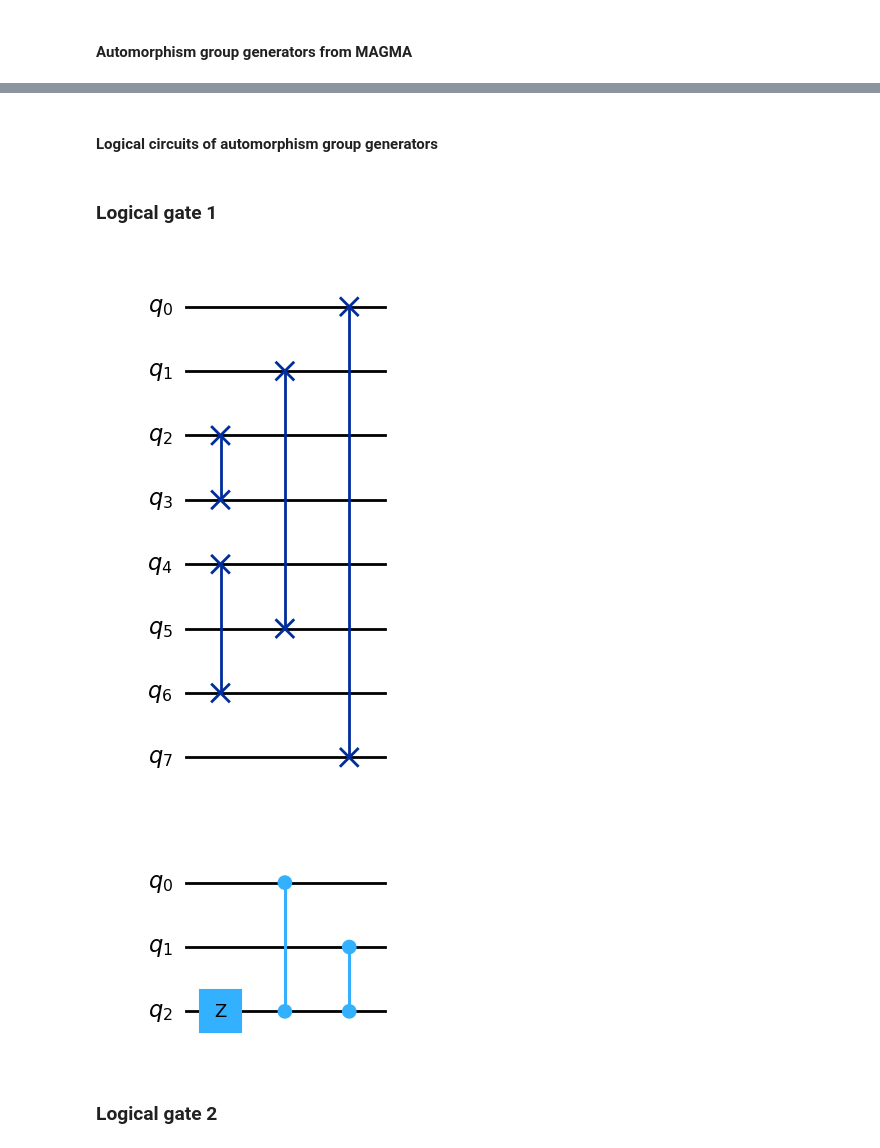
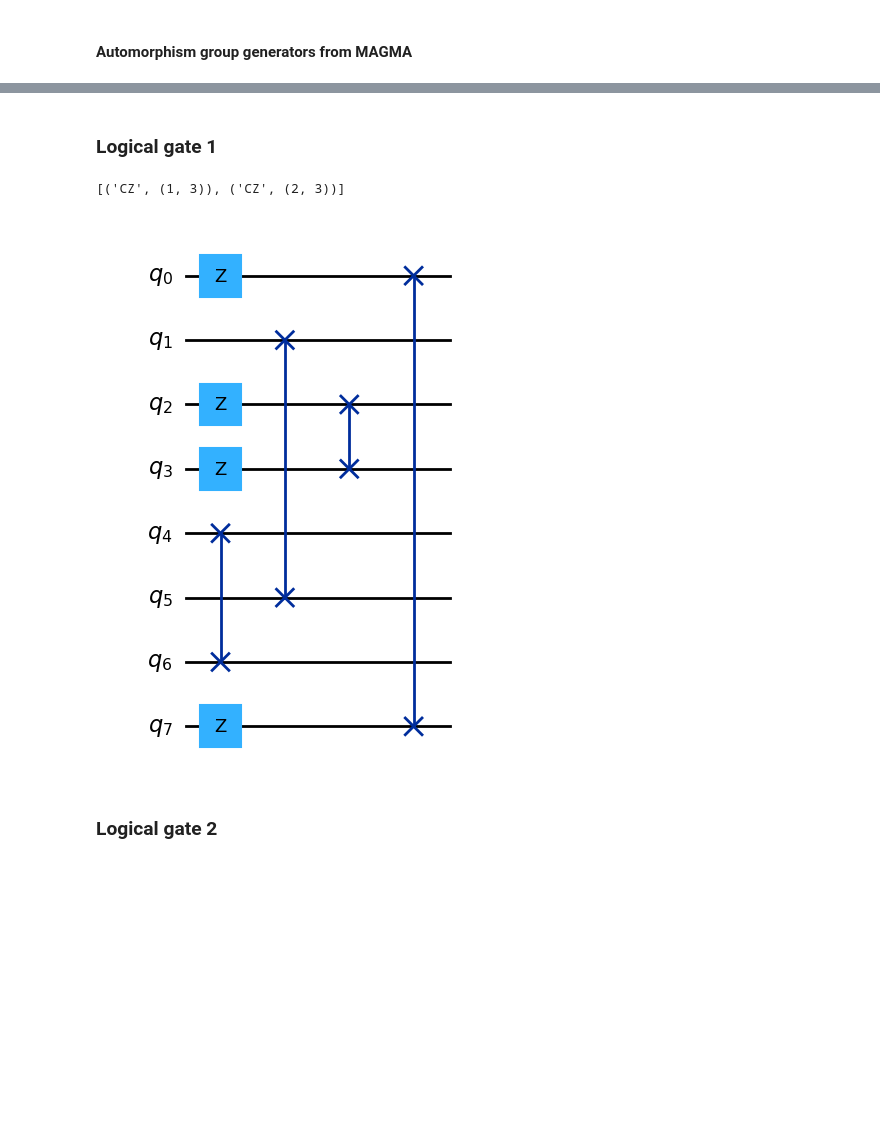
Before and after one commit to hsayginel/autqec, a Jupyter notebook: examples/codes_from_codetables.ipynb, the cells around one changed output, grey strips where cells are left out. Saved outputs shown, nothing was run; the diff lists cells and outputs as text; code cells hidden in the pictures; blank space fills up the shorter version.

```diff
--- a/examples/codes_from_codetables.ipynb
+++ b/examples/codes_from_codetables.ipynb
@@ -33,10 +36,8 @@ with open(filename, 'rb') as f:
 # %%
 auts = code_auts_dict['auts']
-physical_circuits = []
+circuits = []
 for num, aut in enumerate(auts):
-    #print('Aut Gen',num)
-    phys_act = physical_circ_of_aut(H_symp,aut)
-    phys_circ = phys_act.circ_w_pauli_correction()
-    physical_circuits.append(phys_circ)
+    phys_act = circ_from_aut(H_symp,aut)
+    phys_circ, _ = phys_act.circ()
+    circ = logical_circ_and_pauli_correct(H_symp,phys_circ).run()
+    circuits.append(circ)
-# %% [markdown]
-#### Logical circuits of automorphism group generators
@@ -51,16 +44,13 @@ for num, aut in enumerate(auts):
 # %% [markdown]
 ### Logical gate 1
-# %%
-# physical circuit
-qc = construct_circuit(physical_circuits[0], n)
-qc.draw(output='mpl')
-# %% [output]
-[figure, removed]
-# %%
-# logical circuit
-qc = construct_circuit(logical_circuits[0], k)
-qc.draw(output='mpl')
-# %% [output]
-[figure, removed]
+# %%
+# physical circuit
+circ = circuits[0]
+print(circ[0])
+qc = construct_circuit(circ[1], n)
+qc.draw(output='mpl')
+# %% [output]
+[('CZ', (1, 3)), ('CZ', (2, 3))]
+[figure, added]
 # %% [markdown]
 ### Logical gate 2
```
Also changed, not shown: parts of 16 cells of this notebook, 7 other files.
